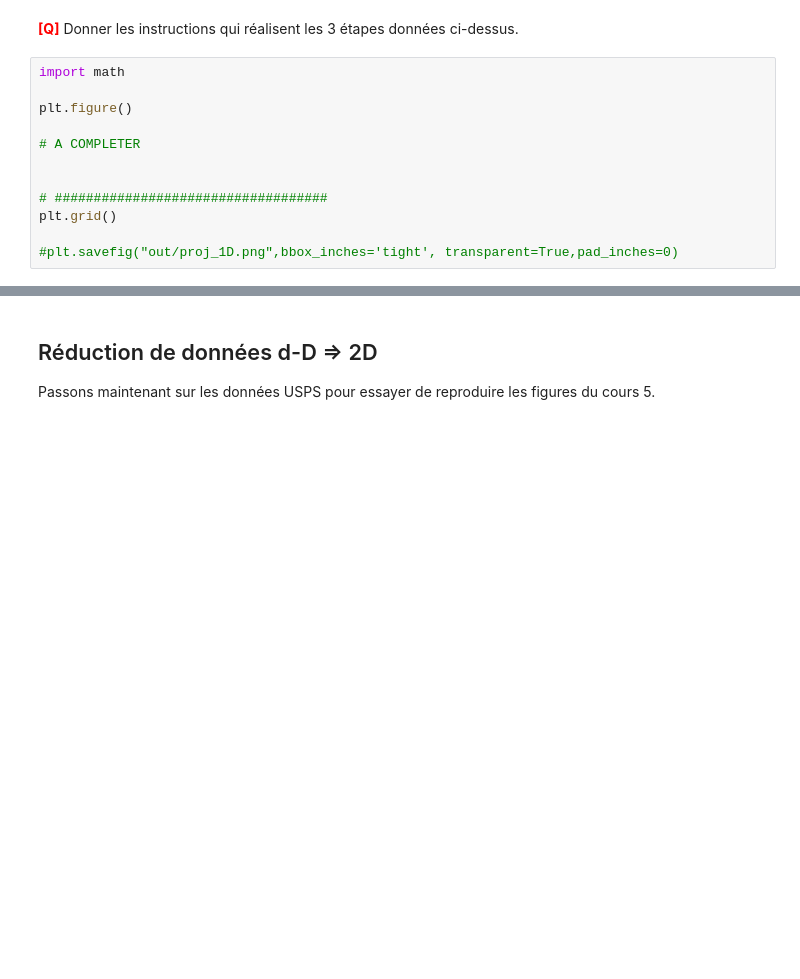
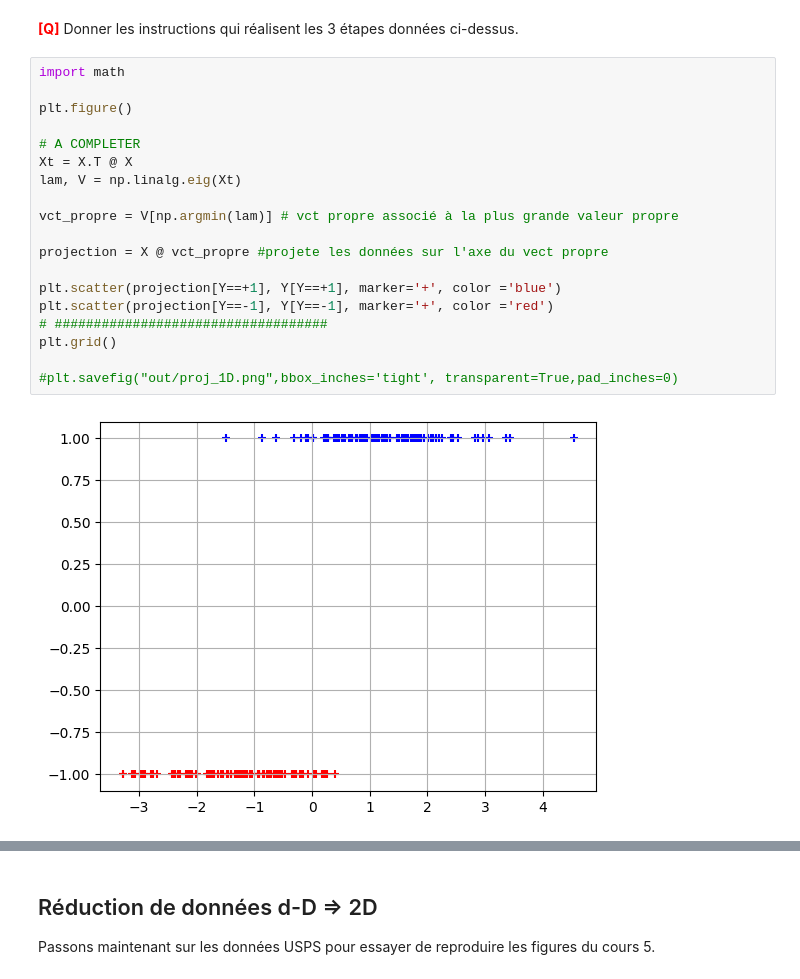
Before and after one commit to thibautmarcq/LU3IN026, a Jupyter notebook: tme05/tme-05.ipynb, the cells around one changed output, grey strips where cells are left out. Drawn from its saved outputs; the diff is of its cells as text; blank space fills up the shorter version.

```diff
--- a/tme05/tme-05.ipynb
+++ b/tme05/tme-05.ipynb
@@ -666,18 +793,27 @@ Dans une logique de réduction de dimensionnalité, on souhaite:
 Cet affichage va nous permettre de comprendre ce que nous venons de faire.
 # %% [markdown]
 <font color="RED" size="+1"><b>[Q]</b></font> Donner les instructions qui réalisent les 3 étapes données ci-dessus.
-# %%
-import math
-
-plt.figure()
-
-# A COMPLETER
-
-
-# ###################################
-plt.grid()
-
-#plt.savefig("out/proj_1D.png",bbox_inches='tight', transparent=True,pad_inches=0)
+# %%
+import math
+
+plt.figure()
+
+# A COMPLETER
+Xt = X.T @ X
+lam, V = np.linalg.eig(Xt)
+
+vct_propre = V[np.argmin(lam)] # vct propre associé à la plus grande valeur propre
+
+projection = X @ vct_propre #projete les données sur l'axe du vect propre
+
+plt.scatter(projection[Y==+1], Y[Y==+1], marker='+', color ='blue')
+plt.scatter(projection[Y==-1], Y[Y==-1], marker='+', color ='red')
+# ###################################
+plt.grid()
+
+#plt.savefig("out/proj_1D.png",bbox_inches='tight', transparent=True,pad_inches=0)
+# %% [output]
+[figure, added]
 # %% [markdown]
 Vous devez obtenir:
 
```
Also changed, not shown: parts of 24 cells of this notebook, 5 other files.
